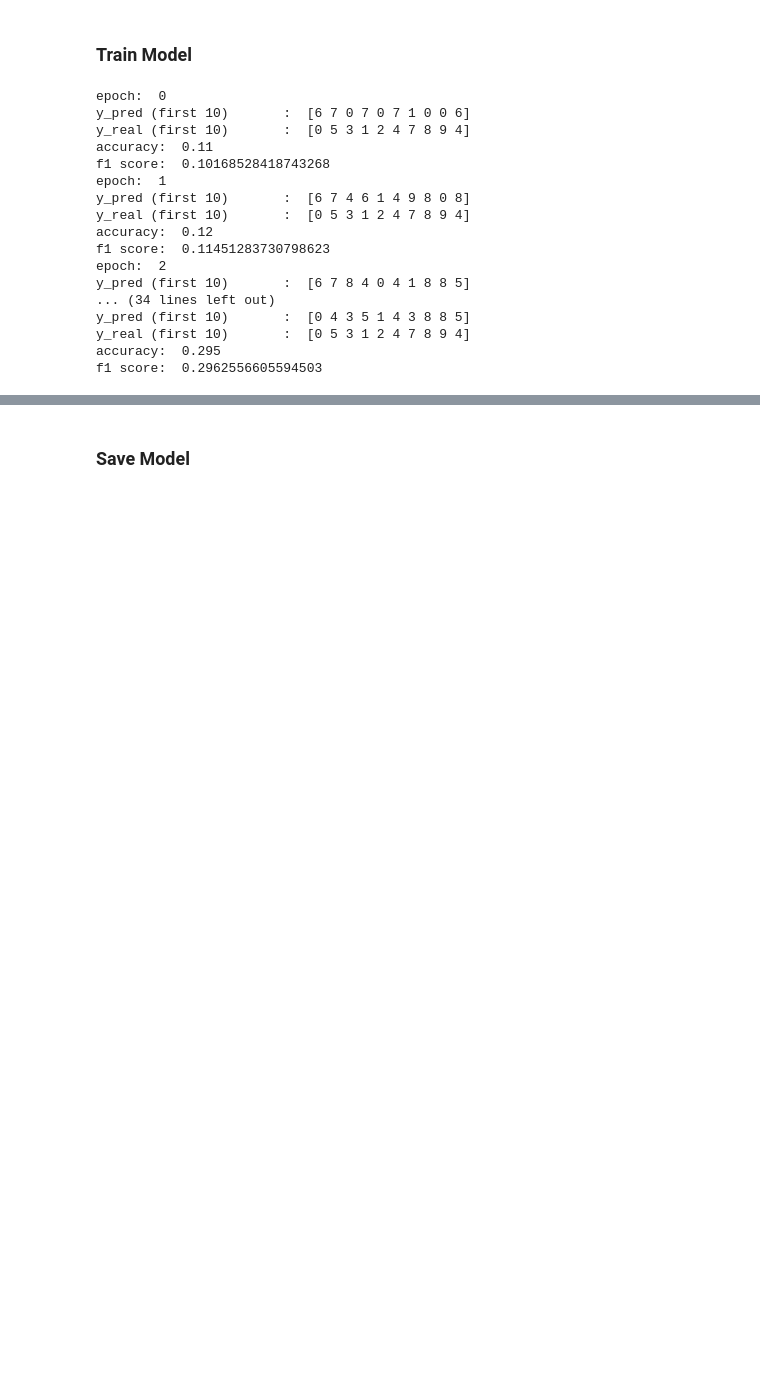
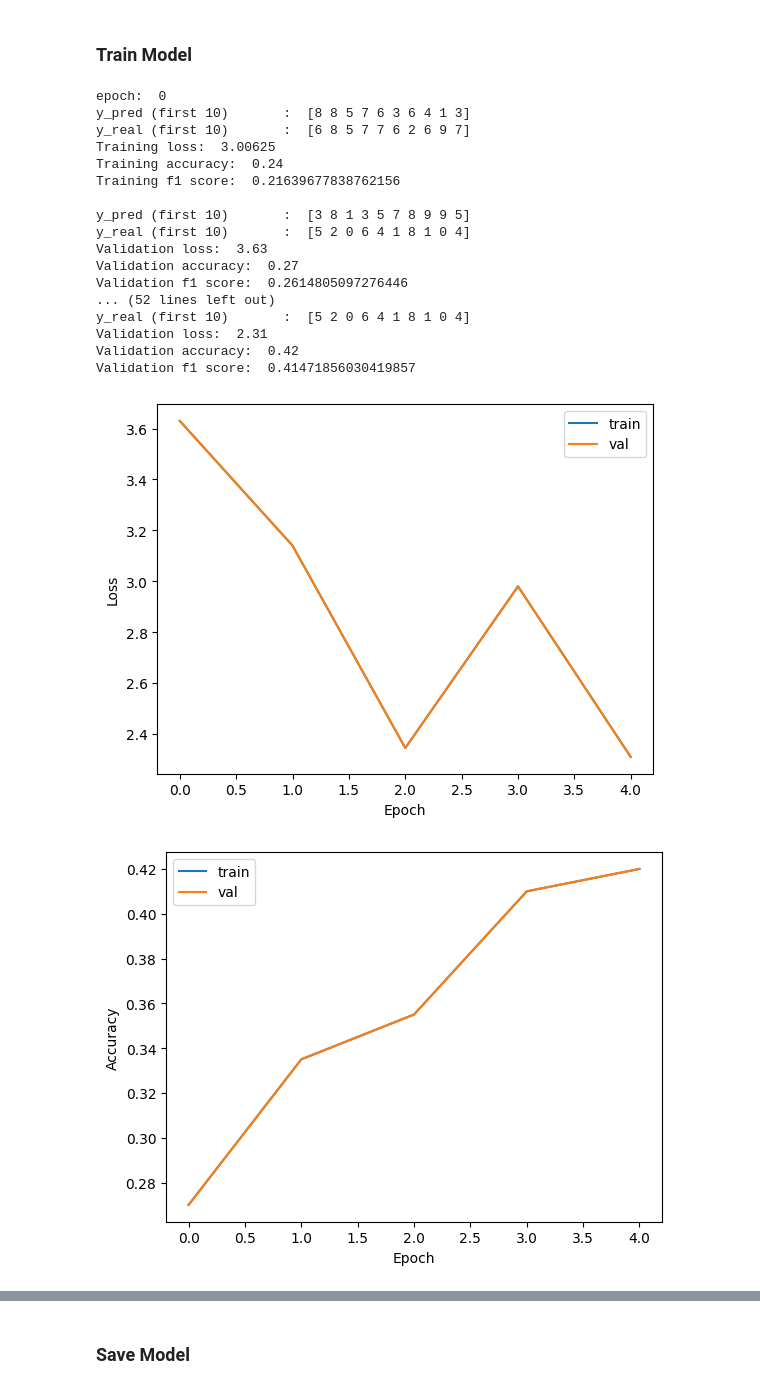
Before and after one commit to kawshikbuet17/CSE-472-Machine-Learning-Sessional, a Jupyter notebook: Offline-04-Convolutional-Neural-Network/Code/CNN.ipynb, the cells around one changed output, grey strips where cells are left out. Cells and saved outputs as stored; diff of their text form; code cells hidden in the pictures; blank space fills up the shorter version.

```diff
--- a/Offline-04-Convolutional-Neural-Network/Code/CNN.ipynb
+++ b/Offline-04-Convolutional-Neural-Network/Code/CNN.ipynb
@@ -80,22 +92,24 @@ model.add(SoftmaxLayer())
 ### Train Model
 # %%
 # train
-model.train(X_train=X_train, y_train=y_train, X_val=X_val, y_val=y_val, learning_rate=0.000001, epochs=10, batch_size=64)
+model.train(X_train=X_train, y_train=y_train, X_val=X_val, y_val=y_val, learning_rate=0.00001, epochs=5, batch_size=64)
 # %% [output]
 epoch:  0
-y_pred (first 10)       :  [6 7 0 7 0 7 1 0 0 6]
-y_real (first 10)       :  [0 5 3 1 2 4 7 8 9 4]
-accuracy:  0.11
-f1 score:  0.10168528418743268
-epoch:  1
-y_pred (first 10)       :  [6 7 4 6 1 4 9 8 0 8]
-y_real (first 10)       :  [0 5 3 1 2 4 7 8 9 4]
-accuracy:  0.12
-f1 score:  0.11451283730798623
-epoch:  2
-y_pred (first 10)       :  [6 7 8 4 0 4 1 8 8 5]
-... (34 lines left out)
-y_pred (first 10)       :  [0 4 3 5 1 4 3 8 8 5]
-y_real (first 10)       :  [0 5 3 1 2 4 7 8 9 4]
-accuracy:  0.295
-f1 score:  0.2962556605594503
+y_pred (first 10)       :  [8 8 5 7 6 3 6 4 1 3]
+y_real (first 10)       :  [6 8 5 7 7 6 2 6 9 7]
+Training loss:  3.00625
+Training accuracy:  0.24
+Training f1 score:  0.21639677838762156
+
+y_pred (first 10)       :  [3 8 1 3 5 7 8 9 9 5]
+y_real (first 10)       :  [5 2 0 6 4 1 8 1 0 4]
+Validation loss:  3.63
+Validation accuracy:  0.27
+Validation f1 score:  0.2614805097276446
+... (52 lines left out)
+y_real (first 10)       :  [5 2 0 6 4 1 8 1 0 4]
+Validation loss:  2.31
+Validation accuracy:  0.42
+Validation f1 score:  0.41471856030419857
+[figure, added]
+[figure, added]
```
Also changed, not shown: parts of 4 cells of this notebook, 7 other files.
